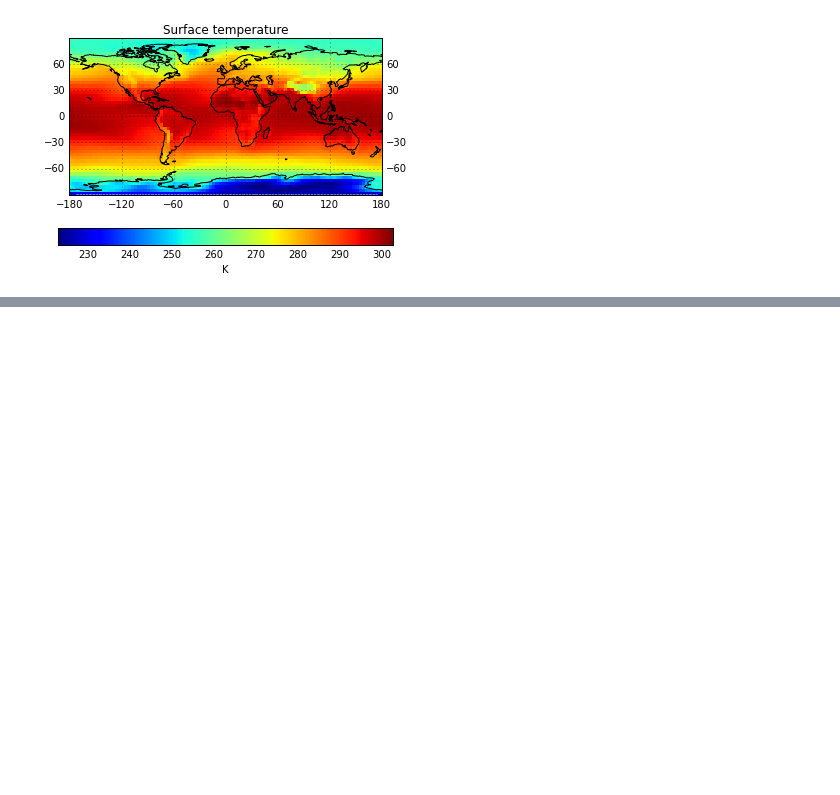
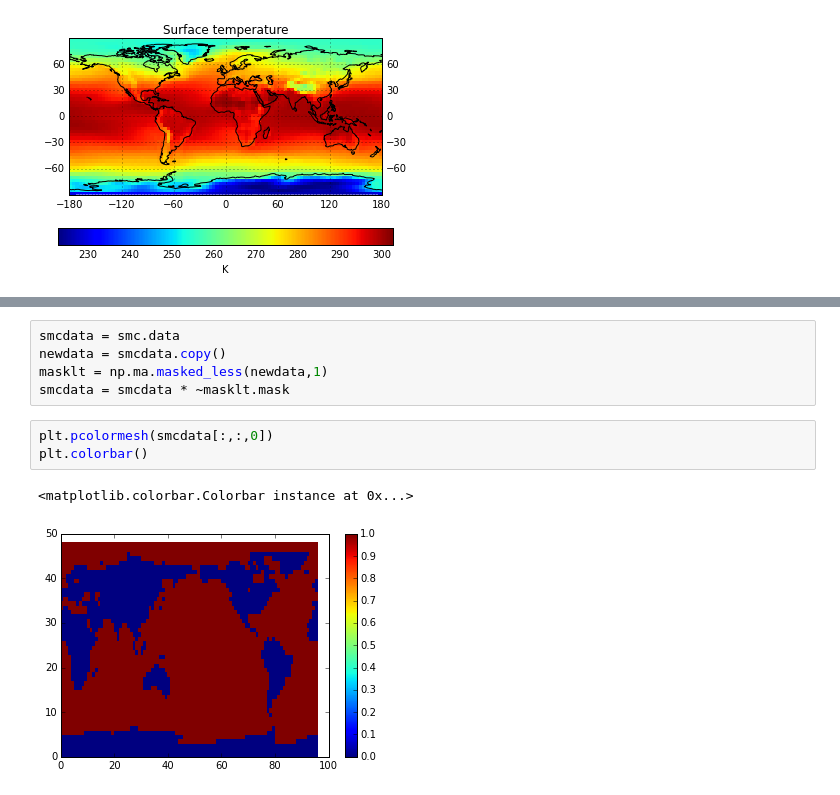
Before and after one commit to nltyrrell/greb_tools, a Jupyter notebook: greb_plotting.ipynb, the cells around one changed output, grey strips where cells are left out. Cells and saved outputs as stored; diff of their text form; blank space fills up the shorter version.

```diff
--- a/greb_plotting.ipynb
+++ b/greb_plotting.ipynb
@@ -151,0 +169,11 @@ qplt.pcmeshclf(t_surf_mean-t_surf_clim_mean)
+# %%
+smcdata = smc.data
+newdata = smcdata.copy()
+masklt = np.ma.masked_less(newdata,1)
+smcdata = smcdata * ~masklt.mask
+# %%
+plt.pcolormesh(smcdata[:,:,0])
+plt.colorbar()
+# %% [output]
+<matplotlib.colorbar.Colorbar instance at 0x...>
+[figure, added]
```
Also changed, not shown: parts of 13 cells of this notebook, 4 other files.
